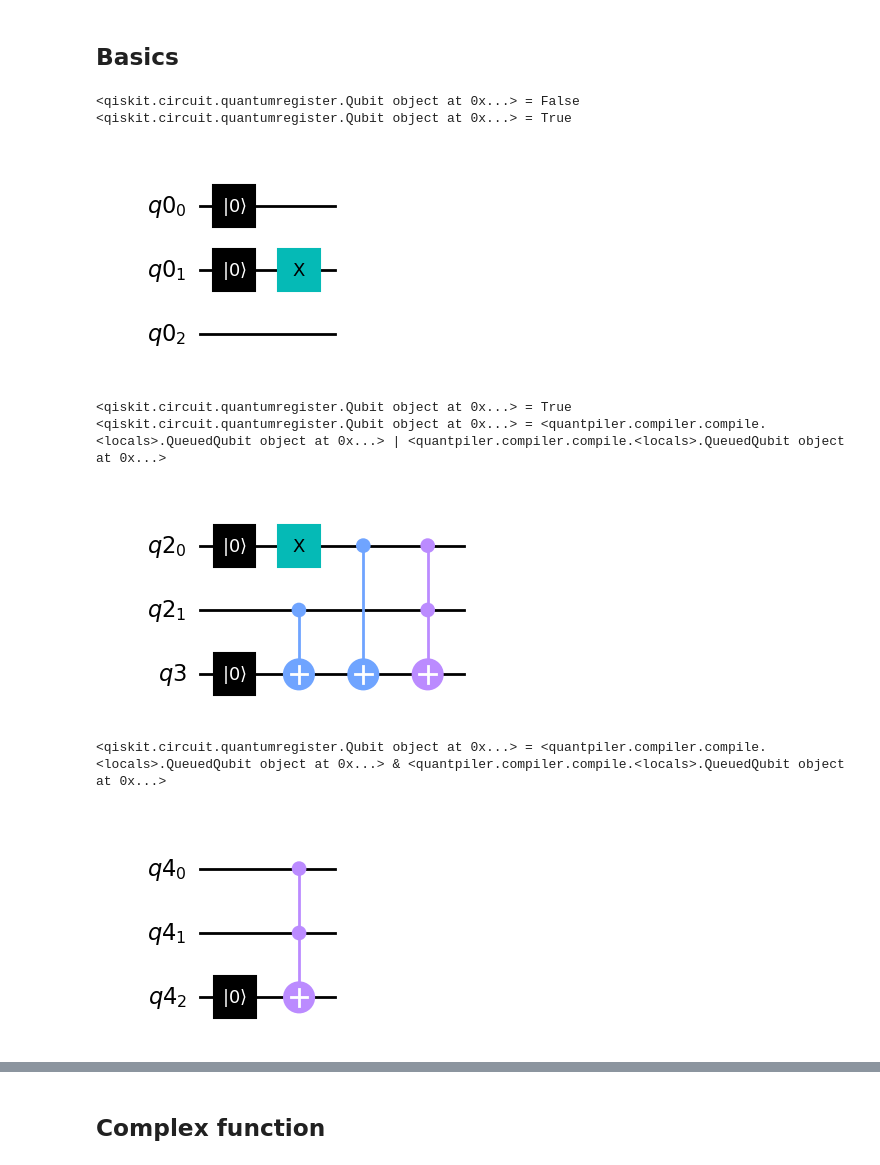
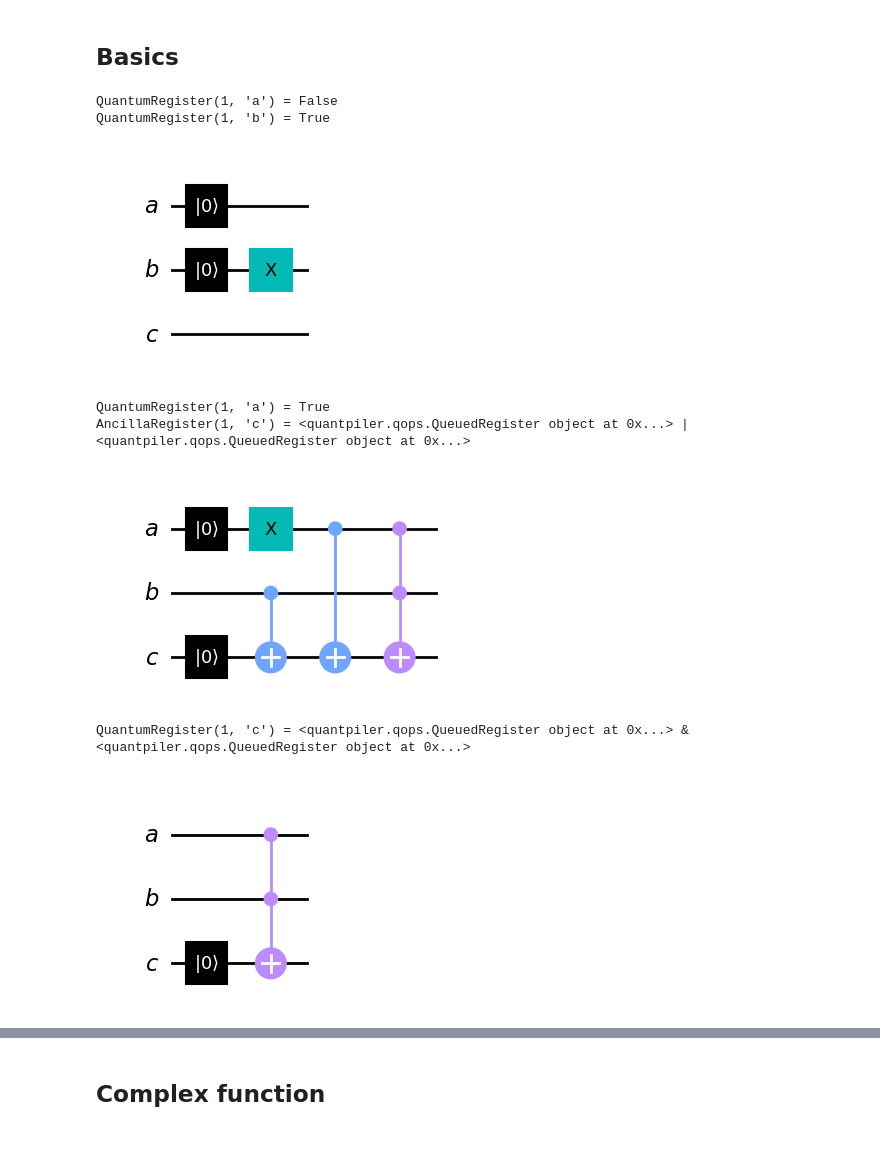
Before and after one commit to averyanalex/quantpiler-v0, a Jupyter notebook: docs/examples/compiler.ipynb, the cells around one changed output, grey strips where cells are left out. Drawn from its saved outputs; the diff is of its cells as text; code cells hidden in the pictures.

```diff
--- a/docs/examples/compiler.ipynb
+++ b/docs/examples/compiler.ipynb
@@ -9,15 +7,15 @@ from quantpiler.compiler import compile
 # %%
 def assigment_func(a, b, c):
     a = False
     b = True
 
 
-qc = compile(assigment_func, 0)
+qc = assemble(assigment_func, 0)
 qc.draw(output="mpl")
 # %% [output]
-<qiskit.circuit.quantumregister.Qubit object at 0x...> = False
-<qiskit.circuit.quantumregister.Qubit object at 0x...> = True
+QuantumRegister(1, 'a') = False
+QuantumRegister(1, 'b') = True
-[figure, old version]
+[figure, new version]
 # %%
 def new_var_func(a, b):
     a = True
@@ -25,22 +23,22 @@ def new_var_func(a, b):
     c = a | b
 
 
-qc = compile(new_var_func, 0)
+qc = assemble(new_var_func, 0)
 qc.draw(output="mpl")
 # %% [output]
-<qiskit.circuit.quantumregister.Qubit object at 0x...> = True
-<qiskit.circuit.quantumregister.Qubit object at 0x...> = <quantpiler.compiler.compile.<locals>.QueuedQubit object at 0x...> | <quantpiler.compiler.compile.<locals>.QueuedQubit object at 0x...>
+QuantumRegister(1, 'a') = True
+AncillaRegister(1, 'c') = <quantpiler.qops.QueuedRegister object at 0x...> | <quantpiler.qops.QueuedRegister object at 0x...>
-[figure, old version]
+[figure, new version]
 # %%
 def and_func(a, b, c):
     c = a & b
 
 
-qc = compile(and_func, 0)
+qc = assemble(and_func, 0)
 qc.draw(output="mpl")
 # %% [output]
-<qiskit.circuit.quantumregister.Qubit object at 0x...> = <quantpiler.compiler.compile.<locals>.QueuedQubit object at 0x...> & <quantpiler.compiler.compile.<locals>.QueuedQubit object at 0x...>
+QuantumRegister(1, 'c') = <quantpiler.qops.QueuedRegister object at 0x...> & <quantpiler.qops.QueuedRegister object at 0x...>
-[figure, old version]
+[figure, new version]
 # %%
 def or_func(a, b, c):
     c = a | b
```
Also changed, not shown: parts of 7 cells of this notebook, 7 other files.
